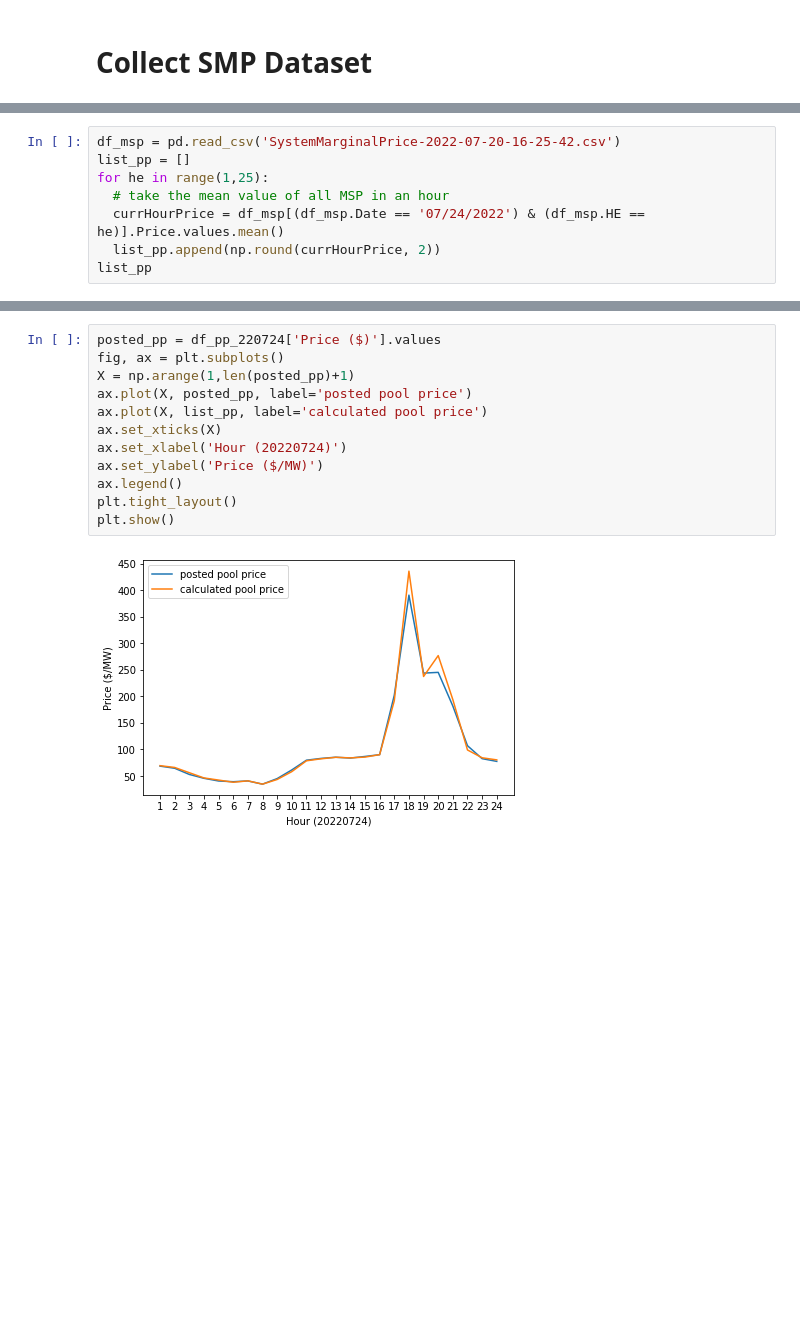
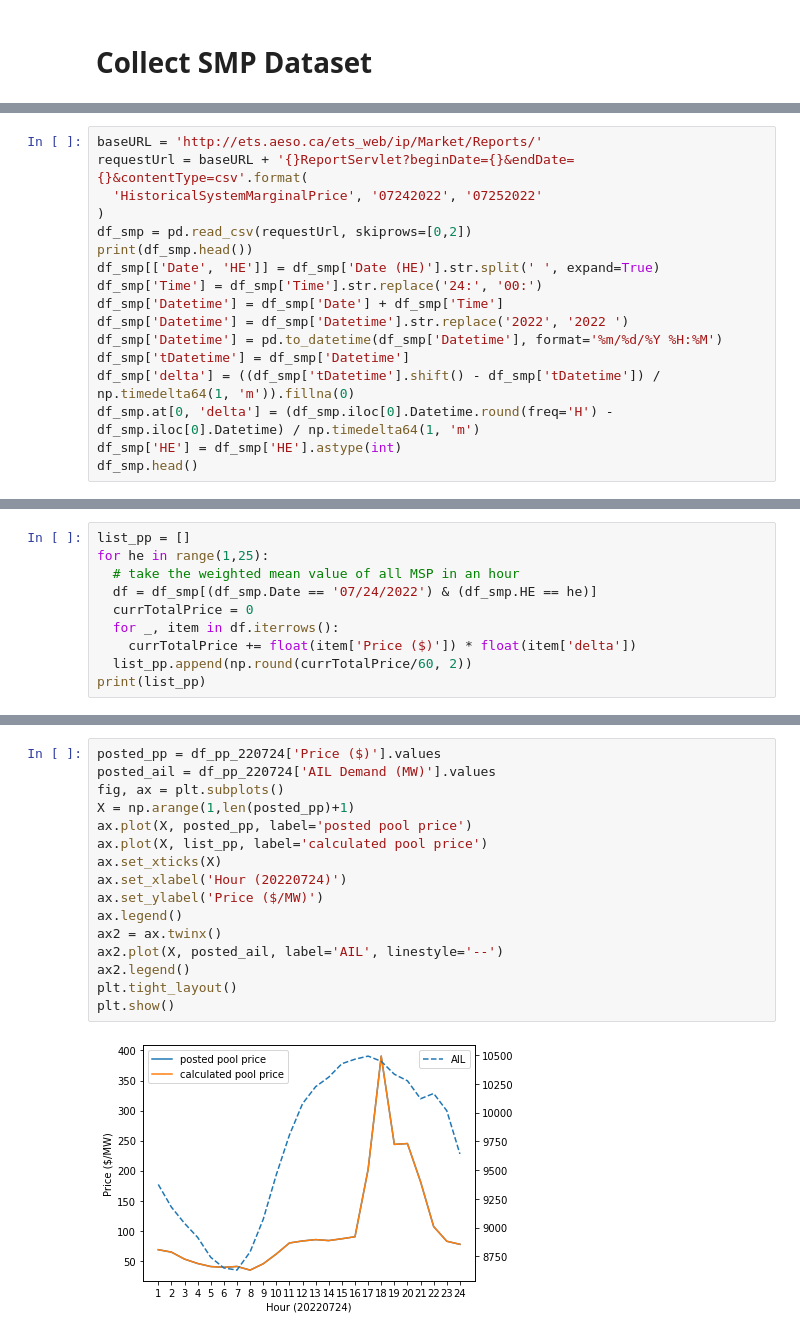
Before and after one commit to CaixiangFan/bpet-contracts, a Jupyter notebook: scripts/dataProcess.ipynb, the cells around one changed output, grey strips where cells are left out. Saved outputs shown, nothing was run; the diff lists cells and outputs as text; blank space fills up the shorter version.

```diff
--- a/scripts/dataProcess.ipynb
+++ b/scripts/dataProcess.ipynb
@@ -310,0 +251,17 @@ import numpy as np
+# %%
+baseURL = 'http://ets.aeso.ca/ets_web/ip/Market/Reports/'
+requestUrl = baseURL + '{}ReportServlet?beginDate={}&endDate={}&contentType=csv'.format(
+  'HistoricalSystemMarginalPrice', '07242022', '07252022'
+)
+df_smp = pd.read_csv(requestUrl, skiprows=[0,2])
+print(df_smp.head())
+df_smp[['Date', 'HE']] = df_smp['Date (HE)'].str.split(' ', expand=True)
+df_smp['Time'] = df_smp['Time'].str.replace('24:', '00:')
+df_smp['Datetime'] = df_smp['Date'] + df_smp['Time']
+df_smp['Datetime'] = df_smp['Datetime'].str.replace('2022', '2022 ')
+df_smp['Datetime'] = pd.to_datetime(df_smp['Datetime'], format='%m/%d/%Y %H:%M')
+df_smp['tDatetime'] = df_smp['Datetime']
+df_smp['delta'] = ((df_smp['tDatetime'].shift() - df_smp['tDatetime']) / np.timedelta64(1, 'm')).fillna(0)
+df_smp.at[0, 'delta'] = (df_smp.iloc[0].Datetime.round(freq='H') - df_smp.iloc[0].Datetime) / np.timedelta64(1, 'm')
+df_smp['HE'] = df_smp['HE'].astype(int)
+df_smp.head()
@@ -311,9 +281,11 @@ import numpy as np
 # %%
-df_msp = pd.read_csv('SystemMarginalPrice-2022-07-20-16-25-42.csv')
 list_pp = []
 for he in range(1,25):
-  # take the mean value of all MSP in an hour
-  currHourPrice = df_msp[(df_msp.Date == '07/24/2022') & (df_msp.HE == he)].Price.values.mean()
-  list_pp.append(np.round(currHourPrice, 2))
-list_pp
+  # take the weighted mean value of all MSP in an hour
+  df = df_smp[(df_smp.Date == '07/24/2022') & (df_smp.HE == he)]
+  currTotalPrice = 0
+  for _, item in df.iterrows():
+    currTotalPrice += float(item['Price ($)']) * float(item['delta'])
+  list_pp.append(np.round(currTotalPrice/60, 2))
+print(list_pp)
 # %% [output]
@@ -359,14 +305,18 @@ df_pp_220724
 # %%
 posted_pp = df_pp_220724['Price ($)'].values
+posted_ail = df_pp_220724['AIL Demand (MW)'].values
 fig, ax = plt.subplots()
 X = np.arange(1,len(posted_pp)+1)
 ax.plot(X, posted_pp, label='posted pool price')
 ax.plot(X, list_pp, label='calculated pool price')
 ax.set_xticks(X)
 ax.set_xlabel('Hour (20220724)')
 ax.set_ylabel('Price ($/MW)')
 ax.legend()
+ax2 = ax.twinx()
+ax2.plot(X, posted_ail, label='AIL', linestyle='--')
+ax2.legend()
 plt.tight_layout()
 plt.show()
 # %% [output]
-[figure, old version]
+[figure, new version]
```
Also changed, not shown: parts of 15 cells of this notebook.
